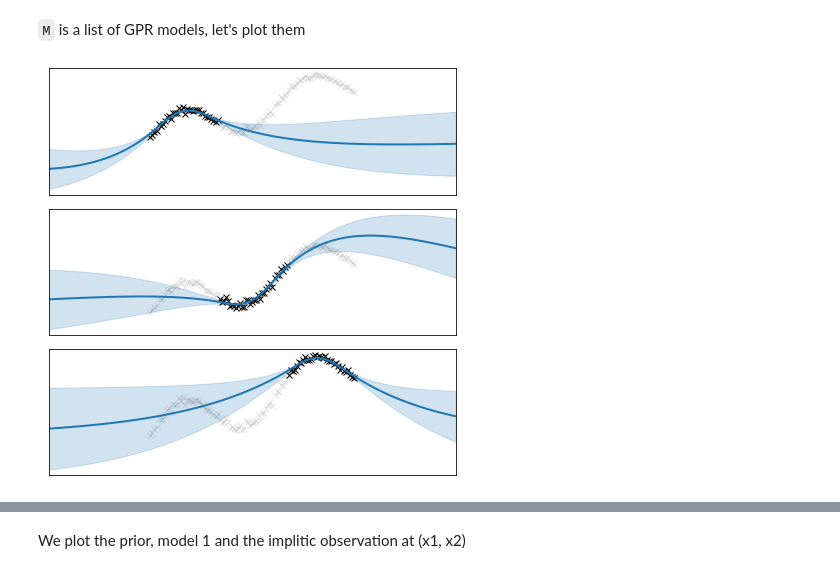
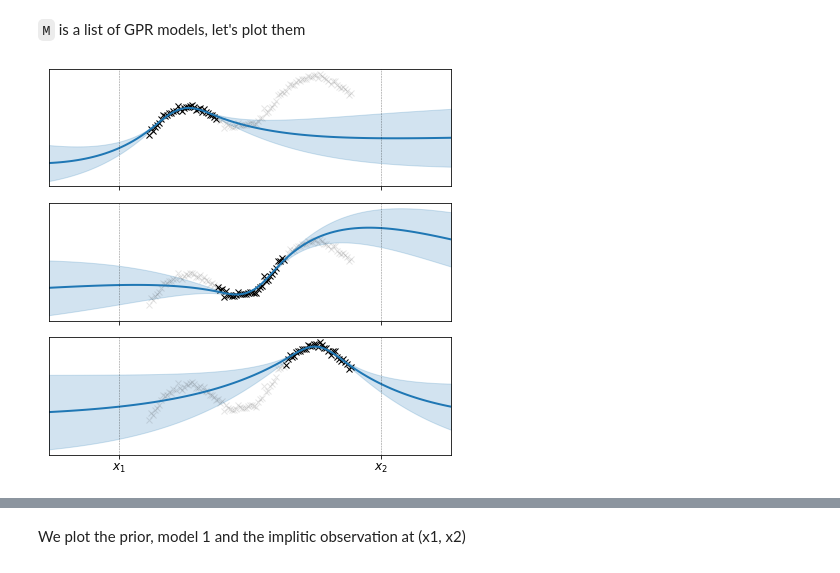
Before and after one commit to NicolasDurrande/guepard, a Jupyter notebook: notebooks/figures_paper.ipynb, the cells around one changed output, grey strips where cells are left out. Drawn from its saved outputs; the diff is of its cells as text; code cells hidden in the pictures.

```diff
--- a/notebooks/figures_paper.ipynb
+++ b/notebooks/figures_paper.ipynb
@@ -72,35 +72,38 @@ def plot_mean_conf(x, mean, var, ax, color='C0', alpha=1.):
             mean[:, 0] + 1.96 * np.sqrt(var[:, 0]),
             color=color,
             alpha=alpha * 0.2,
         )
 
 
 def plot_model(m, ax, x=np.linspace(0, 1, 101)[:, None], plot_data=True, color='C0', alpha=1.):
     if plot_data:
         X, Y = m.data
         ax.plot(X, Y, "kx", mew=1.)
 
     mean, var = m.predict_f(x)[:2]
     plot_mean_conf(x, mean, var, ax, color, alpha)
 
 
 # plot predictions
 x = np.linspace(-.5, 1.5, 101)[:, None]
-fig, axes = plt.subplots(3, 1, figsize=(6, 6))
+fig, axes = plt.subplots(3, 1, figsize=(6, 6), sharex=True)
 
 for i, m in enumerate(M):
     ax = axes[i]
     ax.plot(X, Y, 'kx', alpha=0.1)
     plot_model(m, ax, x, alpha=1.)
     ax.set_xlim([-.5, 1.5])
     ax.axes.xaxis.set_ticks([])
     ax.axes.yaxis.set_ticks([])
+    [ax.axvline(x, color='k', linestyle="dashed", linewidth=.5, alpha=.5) for x in Xt]
+    ax.set_xticks(Xt.flatten().tolist())
+    ax.set_xticklabels(["$x_1$", "$x_2$"])
 
 #[axes[i].plot(X, Y, 'kx', mew=1., alpha=.1) for i, _ in enumerate(M)];
 plt.tight_layout()
 plt.savefig(f"toy_submodels.pdf")
 # %% [output]
-[figure, old version]
+[figure, new version]
 # %%
 Xt = np.array([[-0.15, 1.15]]).T
 mup, Sp = np.zeros((2, 1)), kernel.K(Xt).numpy()
```
Also changed, not shown: parts of 15 cells of this notebook, 3 other files.
